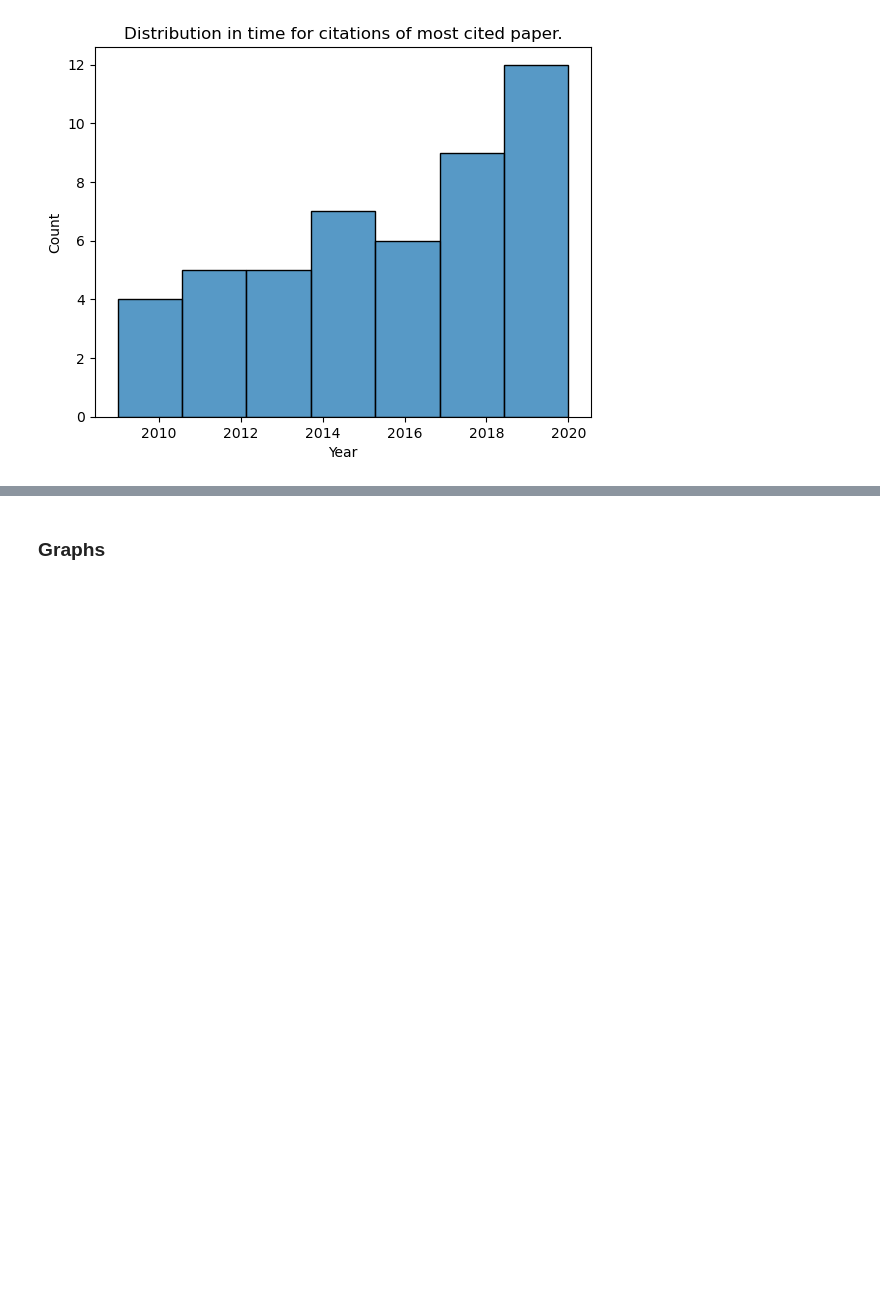
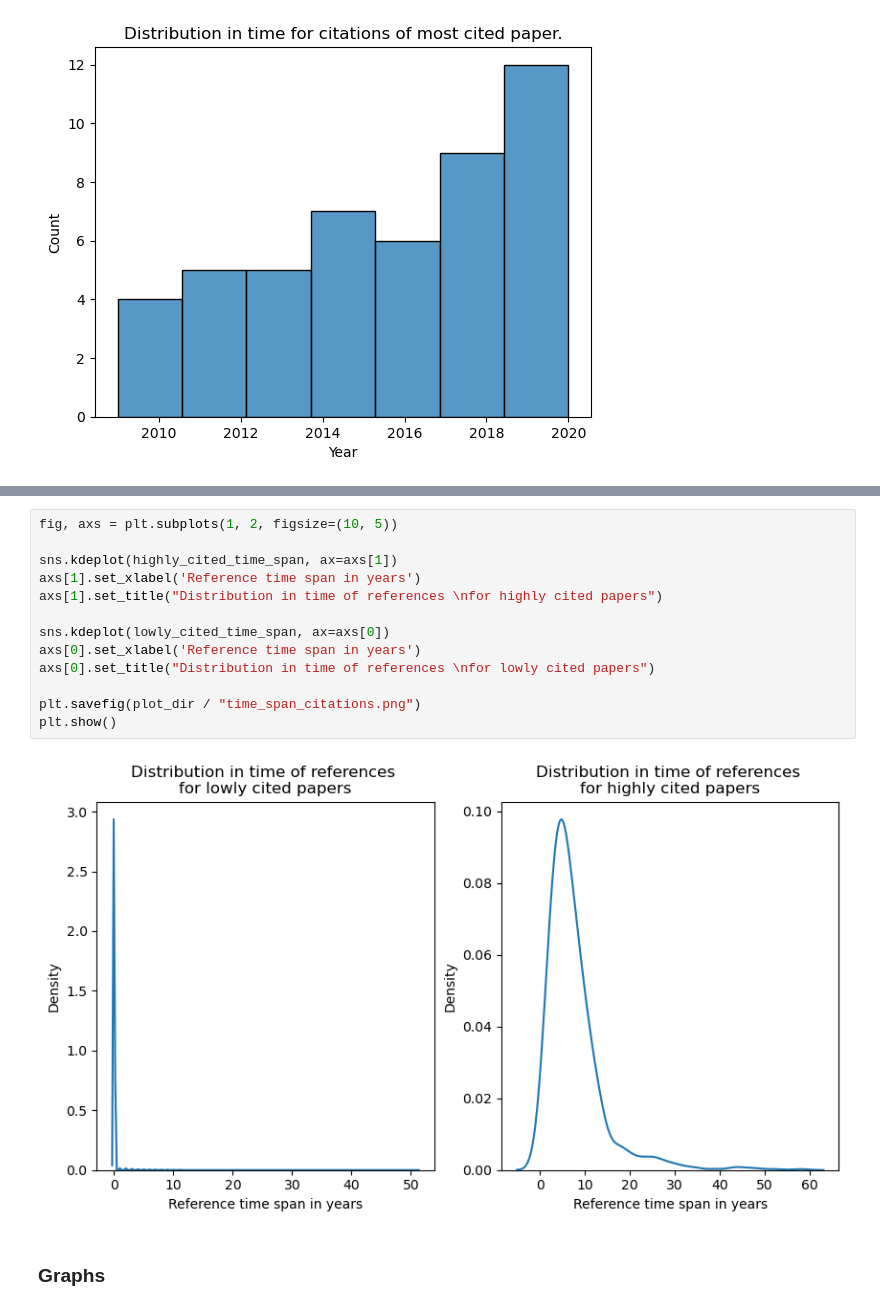
Before and after one commit to stijn-arends/programming3, a Jupyter notebook: Assignment6/plot_results.ipynb, the cells around one changed output, grey strips where cells are left out. Saved outputs shown, nothing was run; the diff lists cells and outputs as text; blank space fills up the shorter version.

Commit message:
Added figure that combines the two timespan figures

```diff
--- a/Assignment6/plot_results.ipynb
+++ b/Assignment6/plot_results.ipynb
@@ -47,6 +47,21 @@ plt.savefig(plot_dir / "time_span_lowly_cited_paper.png")
 plt.show()
 # %% [output]
 [figure]
+# %%
+fig, axs = plt.subplots(1, 2, figsize=(10, 5))
+
+sns.kdeplot(highly_cited_time_span, ax=axs[1])
+axs[1].set_xlabel('Reference time span in years')
+axs[1].set_title("Distribution in time of references \nfor highly cited papers")
+
+sns.kdeplot(lowly_cited_time_span, ax=axs[0])
+axs[0].set_xlabel('Reference time span in years')
+axs[0].set_title("Distribution in time of references \nfor lowly cited papers")
+
+plt.savefig(plot_dir / "time_span_citations.png")
+plt.show()
+# %% [output]
+[figure, added]
 # %% [markdown]
 ### Graphs
 # %%
```
Also changed, not shown: parts of 5 cells of this notebook, 1 other file.
